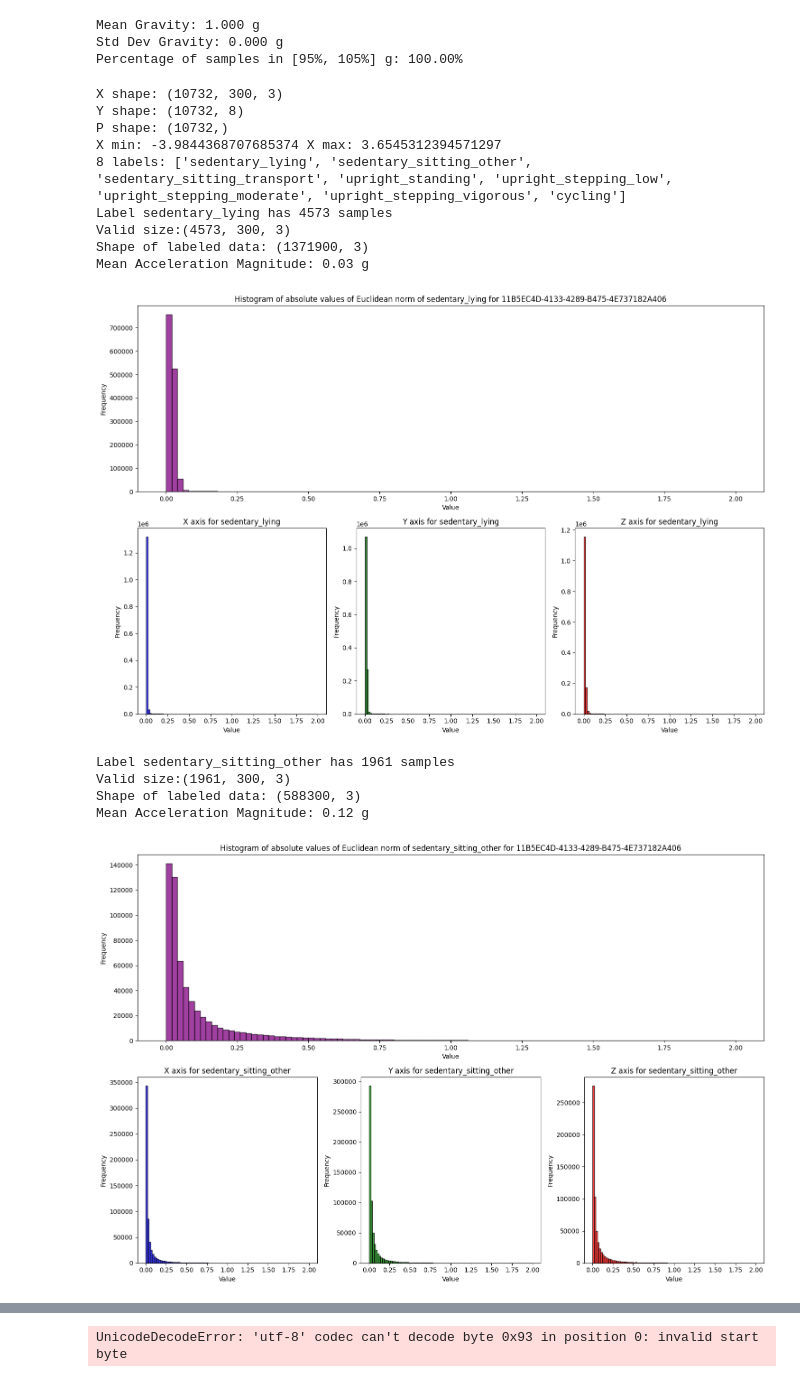
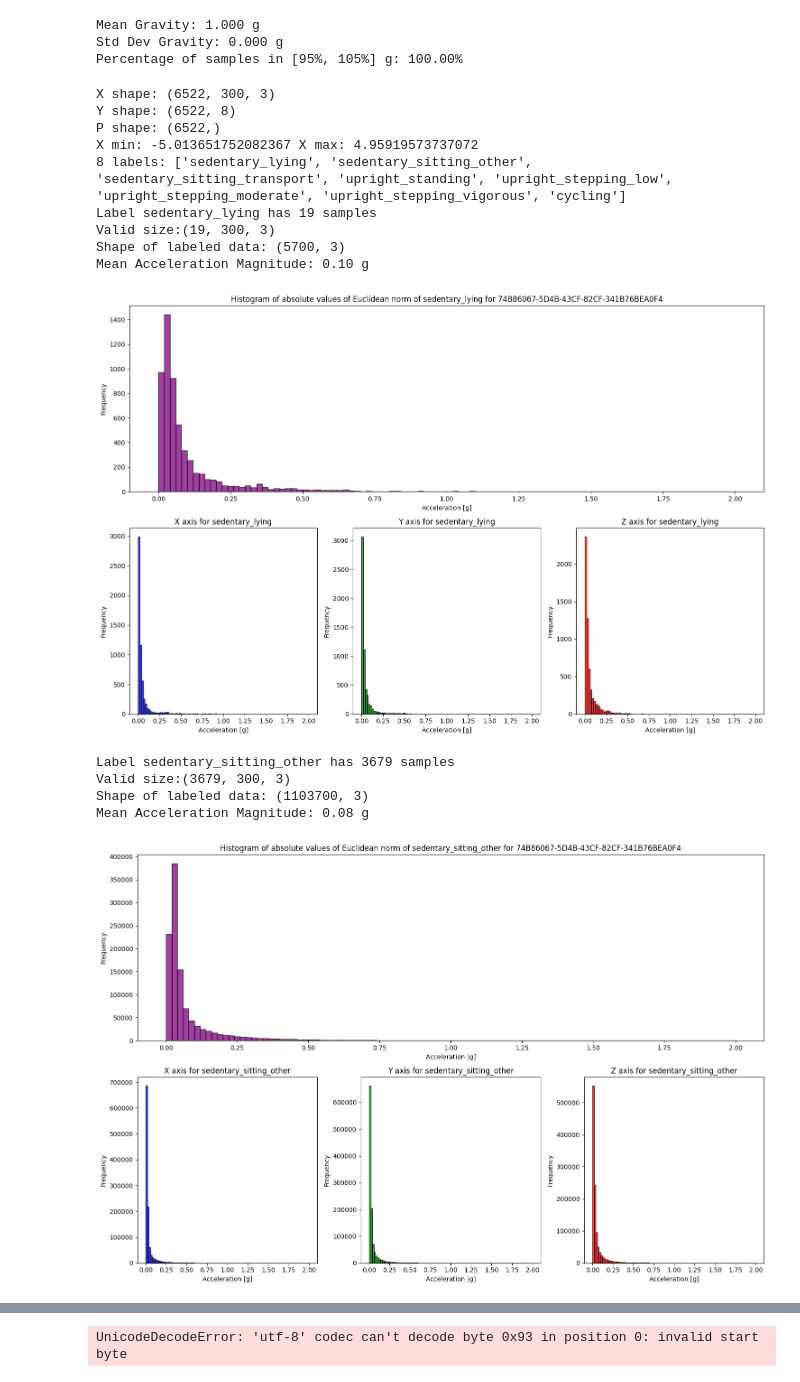
Before and after one commit to h-khayami/ssl-wearables, a Jupyter notebook: data_parsing/ExtraSensory_time_series_wrapper-final.ipynb, the cells around one changed output, grey strips where cells are left out. Drawn from its saved outputs; the diff is of its cells as text; code cells hidden in the pictures.

```diff
--- a/data_parsing/ExtraSensory_time_series_wrapper-final.ipynb
+++ b/data_parsing/ExtraSensory_time_series_wrapper-final.ipynb
@@ -316,6 +288,6 @@ shape after resampling: (600, 4)
 # %%
 # read npy files to check
-Pid_tocheck = ts_with_id[54]
+Pid_tocheck = ts_with_id[5]
 X_raw = np.load(processed_path + "/" + Pid_tocheck + "_X_raw.npy")
 X = np.load(processed_path + "/" + Pid_tocheck + "_X.npy")
 Y = np.load(processed_path + "/" + Pid_tocheck + "_Y.npy")
@@ -389,13 +361,13 @@ if (CHECK_DATA):
         # Plot the histogram of the Euclidean norm
         plt.hist(euclidean_norm, bins=100, alpha=0.75,color='purple', edgecolor='black', range=(0, 30))
         plt.title(f'Histogram of absolute values of Euclidean norm of {labels[label]} for {Pid_tocheck}')
-        plt.xlabel('Value')
+        plt.xlabel('Acceleration [m/s²]')
         plt.ylabel('Frequency')
         for i, axis in enumerate(['X', 'Y', 'Z']):
             plt.subplot(2, 3, i + 4)
             plt.hist(np.abs(label_data[:, i]), bins=100, alpha=0.75, color=colors[i], edgecolor='black', range=(0, 30))
             plt.title(f'{axis} axis for {labels[label]}')
-            plt.xlabel('Value')
+            plt.xlabel('Acceleration [m/s²]')
             plt.ylabel('Frequency')
         plt.tight_layout()
         # Save the figure
@@ -489,46 +461,46 @@ if (CHECK_DATA):
         print(f"Shape of labeled data: {label_data.shape}")
         # label_data = label_data * 9.81 / 1000 #convert from milli-g to m/s²
 
         euclidean_norm = np.linalg.norm(label_data, axis=1)
         # Compute the mean magnitude
         mean_magnitude = np.mean(euclidean_norm, axis=0)
 
         print(f"Mean Acceleration Magnitude: {mean_magnitude:.2f} g")
         # Create a 2x3 grid for subplots
         plt.figure(figsize=(15, 10))
         # Plot the histogram of the Euclidean norm
         plt.subplot(2, 3, (1, 3))
         # Plot the histogram of the Euclidean norm
         plt.hist(euclidean_norm, bins=100, alpha=0.75,color='purple', edgecolor='black', range=(0, 2))
         plt.title(f'Histogram of absolute values of Euclidean norm of {labels[label]} for {Pid_tocheck}')
-        plt.xlabel('Value')
+        plt.xlabel('Acceleration [g]')
         plt.ylabel('Frequency')
         for i, axis in enumerate(['X', 'Y', 'Z']):
             plt.subplot(2, 3, i + 4)
             plt.hist(np.abs(label_data[:, i]), bins=100, alpha=0.75, color=colors[i], edgecolor='black', range=(0, 2))
             plt.title(f'{axis} axis for {labels[label]}')
-            plt.xlabel('Value')
+            plt.xlabel('Acceleration [g]')
             plt.ylabel('Frequency')
         plt.tight_layout()
         # Save the figure
         plot_dir = os.path.join("../plots/imgs/")
         os.makedirs(plot_dir, exist_ok=True)
         plt.savefig(os.path.join(plot_dir, f"ExtraSensory Lin Accel hist_{labels[label]}.png"))
         plt.show()
         plt.close()
 # %% [output]
-X shape: (10732, 300, 3)
-Y shape: (10732, 8)
-P shape: (10732,)
-X min: -3.9844368707685374 X max: 3.6545312394571297
+X shape: (6522, 300, 3)
+Y shape: (6522, 8)
+P shape: (6522,)
+X min: -5.013651752082367 X max: 4.95919573737072
 8 labels: ['sedentary_lying', 'sedentary_sitting_other', 'sedentary_sitting_transport', 'upright_standing', 'upright_stepping_low', 'upright_stepping_moderate', 'upright_stepping_vigorous', 'cycling']
-Label sedentary_lying has 4573 samples
-Valid size:(4573, 300, 3)
-Shape of labeled data: (1371900, 3)
-Mean Acceleration Magnitude: 0.03 g
+Label sedentary_lying has 19 samples
+Valid size:(19, 300, 3)
+Shape of labeled data: (5700, 3)
+Mean Acceleration Magnitude: 0.10 g
-[figure, old version]
+[figure, new version]
-Label sedentary_sitting_other has 1961 samples
-Valid size:(1961, 300, 3)
-Shape of labeled data: (588300, 3)
-Mean Acceleration Magnitude: 0.12 g
+Label sedentary_sitting_other has 3679 samples
+Valid size:(3679, 300, 3)
+Shape of labeled data: (1103700, 3)
+Mean Acceleration Magnitude: 0.08 g
-[figure, old version]
+[figure, new version]
```
Also changed, not shown: parts of 18 cells of this notebook.
